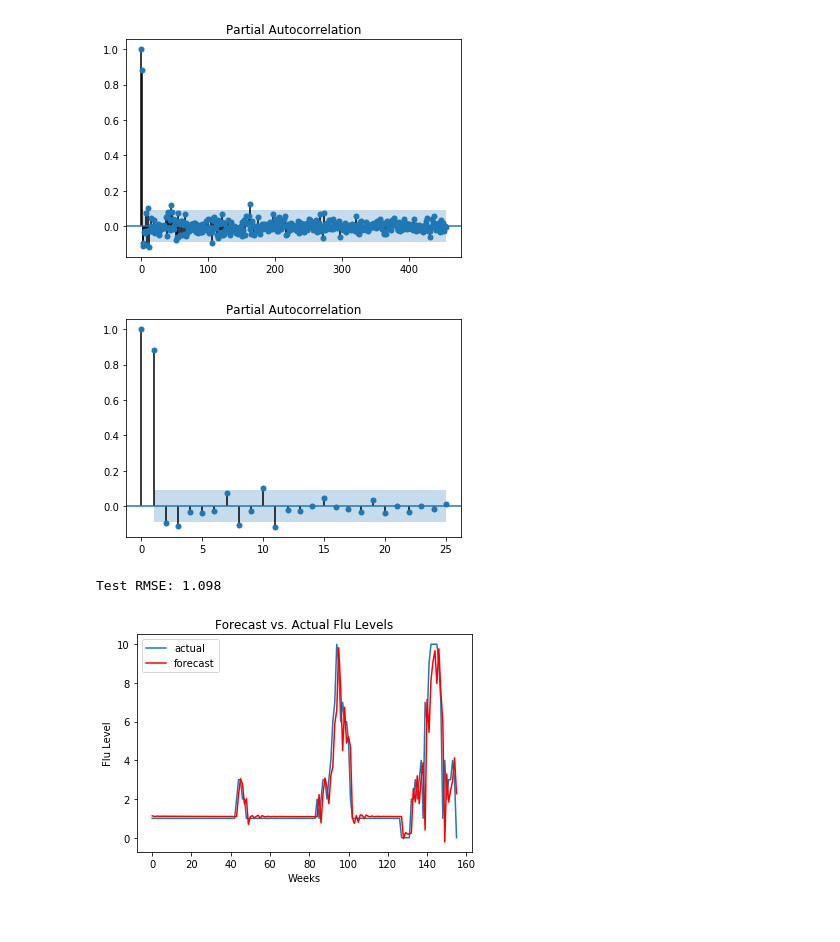
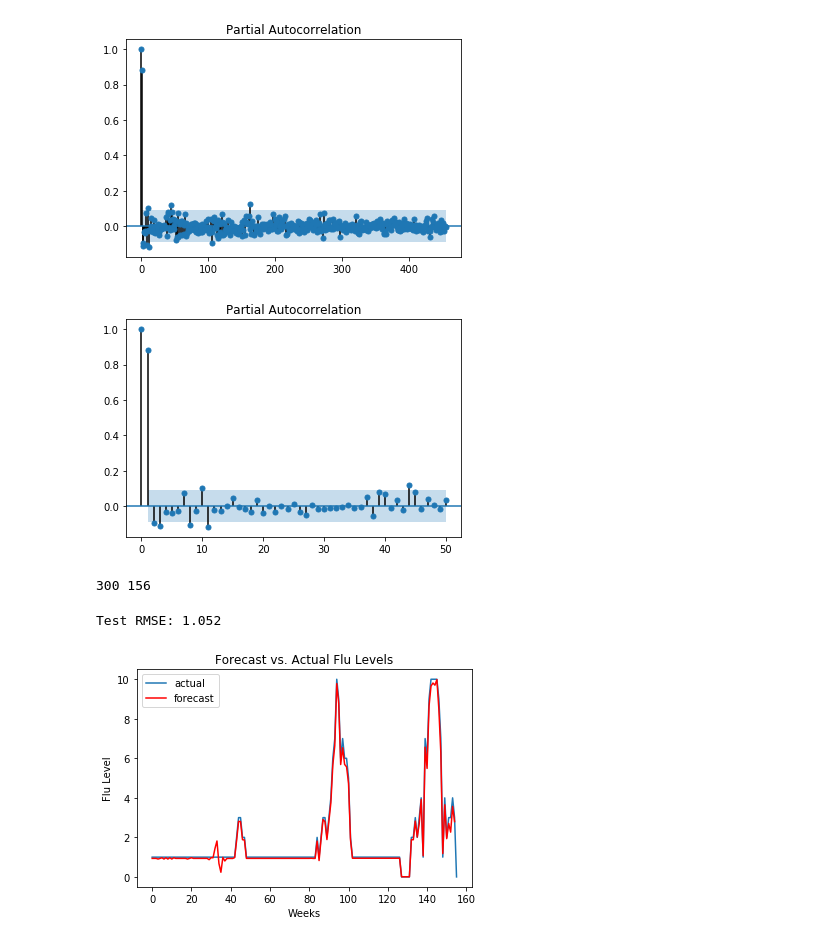
Before and after one commit to pszkilnyk/skittles, a Jupyter notebook: fluModelsPaul.ipynb, the cells around one changed output. Cells and saved outputs as stored; diff of their text form; code cells hidden in the pictures.

```diff
--- a/fluModelsPaul.ipynb
+++ b/fluModelsPaul.ipynb
@@ -336,7 +336,7 @@ scaler = MinMaxScaler(feature_range=(0, 1))
 dataset = scaler.fit_transform(dataset)
 # %%
 # split into train and test sets
-train_size = int(len(dataset) * 0.67)
+train_size = int(len(dataset) * 0.66)
 test_size = len(dataset) - train_size
 train, test = dataset[0:train_size,:], dataset[train_size:len(dataset),:]
 print(len(train), len(test))
@@ -422,24 +422,31 @@ plt.show()
 # %% [output]
 [figure]
 # %%
-plot_pacf(series, lags=25)
+plot_pacf(series, lags=50)
 plt.show()
 # %% [output]
-[figure, old version]
+[figure, new version]
+# %%
+from statsmodels.tsa.arima_model import ARIMA
+from statsmodels.tsa.statespace.sarimax import SARIMAX
+
+dataframe = pd.read_excel('Model Dataset_Avg Temp.xlsx', usecols=[1])
+
+dataset = dataframe.values
+X = dataset.astype('float32')
+
+# split into train and test sets
+train_size = int(len(X) * 0.66)
+test_size = len(X) - train_size
+train, test = dataset[0:train_size,:], dataset[train_size:len(dataset),:]
+print(len(train), len(test))
+# %% [output]
+300 156
 # %%
-from statsmodels.tsa.arima_model import ARIMA
-
-dataframe = pd.read_excel('Model Dataset_Avg Temp.xlsx', usecols=[1])
-
-dataset = dataframe.values
-X = dataset.astype('float32')
-
-size = int(len(X) * 0.66)
-train, test = X[0:size], X[size:len(X)]
 history = [x for x in train]
 predictions = list()
 for t in range(len(test)):
-    model = ARIMA(history, order=(1,0,7))
+    model = SARIMAX(history,order=(1,0,0),seasonal_order=(0,0,1,52), enforce_stationarity=False, enforce_invertibility=False)
     model_fit = model.fit(disp=0)
     output = model_fit.forecast()
     yhat = output[0]
@@ -447,18 +454,20 @@ for t in range(len(test)):
     obs = test[t]
     history.append(obs)
     #print('predicted=%f, expected=%f' % (yhat, obs))
-error = math.sqrt(mean_squared_error(test, predictions))
-print('Test RMSE: %.3f' % error)
-# %% [output]
-Test RMSE: 1.098
+# %%
+rmse = sqrt(mean_squared_error(test, predictions))
+print('Test RMSE: %.3f' % rmse)
+# %% [output]
+Test RMSE: 1.052
 # %%
 # plot
+newPred=np.delete(predictions, (0), axis=0)
 plt.plot(test, label='actual')
-plt.plot(predictions, color='red', label='forecast')
+plt.plot(newPred, color='red', label='forecast')
 plt.xlabel('Weeks')
 plt.ylabel('Flu Level')
 plt.title('Forecast vs. Actual Flu Levels')
 plt.legend(loc='best')
 plt.show()
 # %% [output]
-[figure, old version]
+[figure, new version]
```
Also changed, not shown: parts of 16 cells of this notebook.
